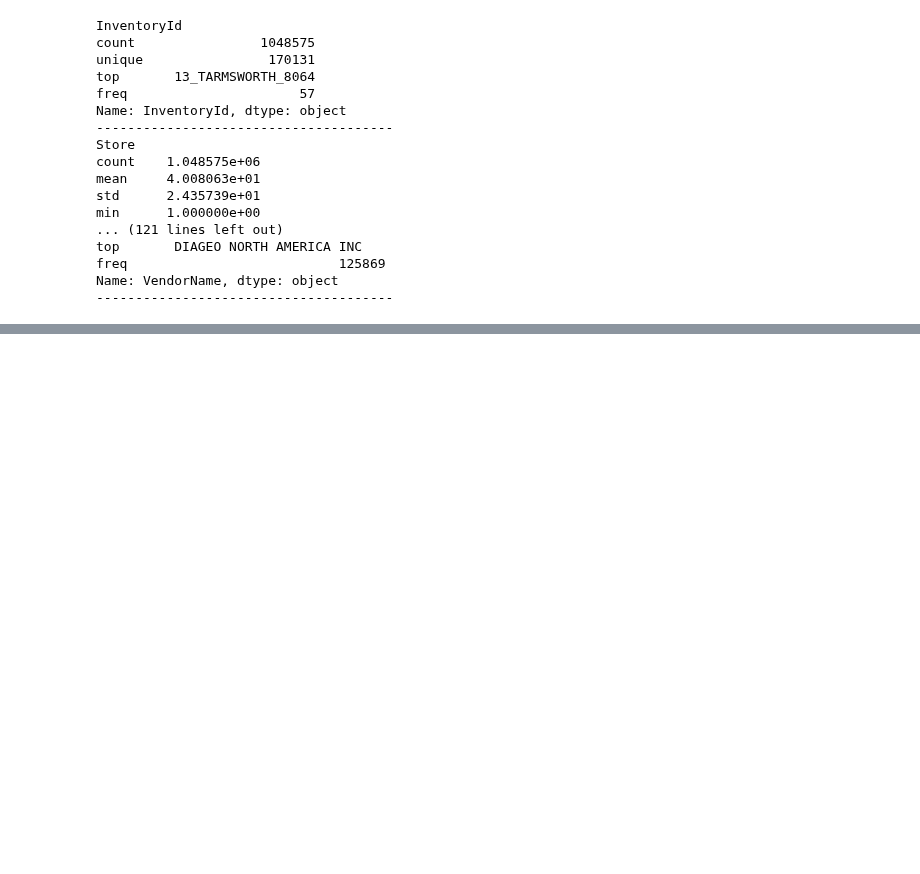
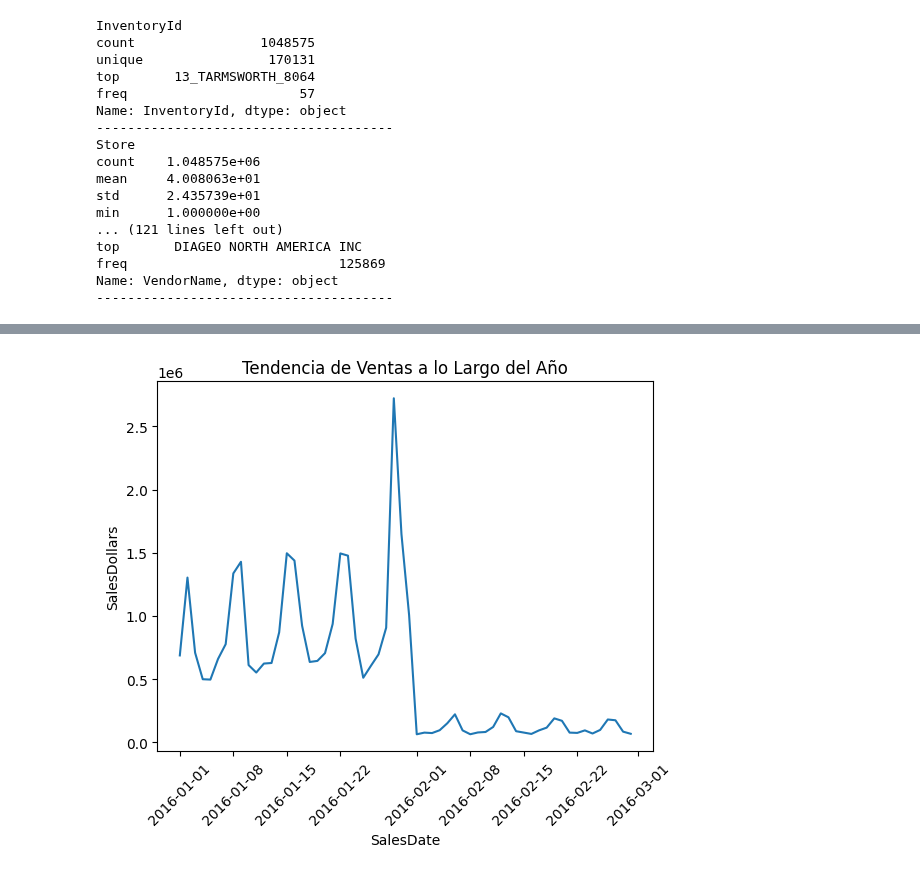
Before and after one commit to danipars/Analisis_Inventario_Distribuidora_Licores_AMCDrinks, a Jupyter notebook: EDA/VentasFinal.ipynb, the cells around one changed output, grey strips where cells are left out. Drawn from its saved outputs; the diff is of its cells as text; code cells hidden in the pictures; blank space fills up the shorter version.

```diff
--- a/EDA/VentasFinal.ipynb
+++ b/EDA/VentasFinal.ipynb
@@ -232,0 +310,4 @@ Name: VendorName, dtype: object
+# %%
+# Resumen de ventas por fecha
+ventas_por_fecha = df_SalesFinal.groupby('SalesDate')[['SalesQuantity', 'SalesDollars']].sum().reset_index()
+print(ventas_por_fecha)
@@ -232,0 +415,9 @@ Name: VendorName, dtype: object
+# %%
+#Gráfico de Tendencia para Ventas por Fecha
+
+sns.lineplot(x='SalesDate', y='SalesDollars', data=ventas_por_fecha)
+plt.title('Tendencia de Ventas a lo Largo del Año')
+plt.xticks(rotation=45)
+plt.show()
+# %% [output]
+[figure, added]
```
Also changed, not shown: parts of 18 cells of this notebook.
